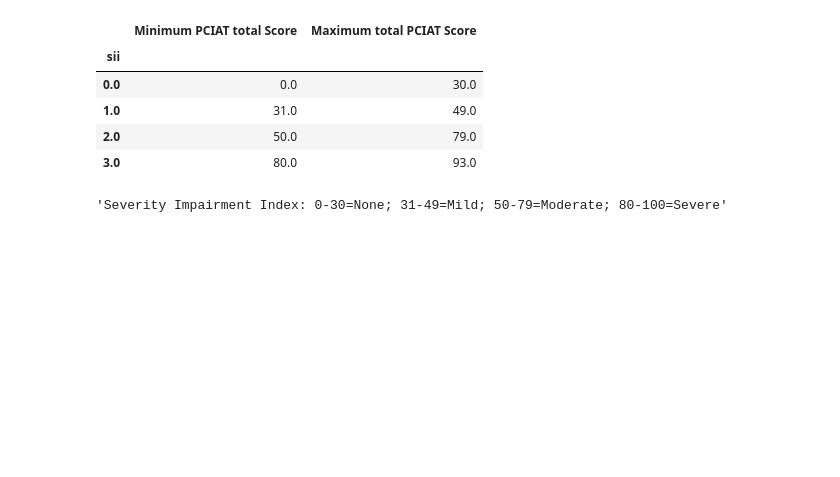
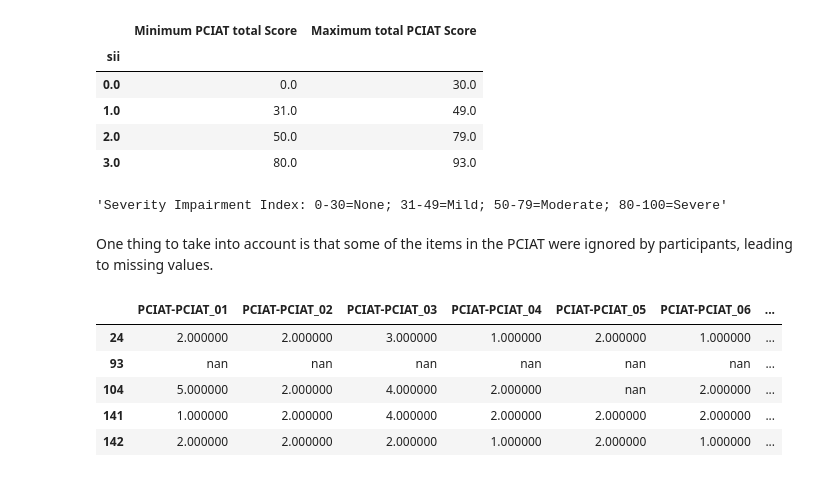
Before and after one commit to tomragus/CMI-PIU-Model, a Jupyter notebook: notebooks/CMI-PIU_draft2.ipynb, the cells around one changed output. Cells and saved outputs as stored; diff of their text form; code cells hidden in the pictures; blank space fills up the shorter version.

```diff
--- a/notebooks/CMI-PIU_draft2.ipynb
+++ b/notebooks/CMI-PIU_draft2.ipynb
@@ -211,3 +211,16 @@ pciat_min_max
 data_dict[data_dict['Field'] == 'PCIAT-PCIAT_Total']['Value Labels'].iloc[0]
 # %% [output]
 'Severity Impairment Index: 0-30=None; 31-49=Mild; 50-79=Moderate; 80-100=Severe'
+# %% [markdown]
+One thing to take into account is that some of the items in the PCIAT were ignored by participants, leading to missing values.
+# %%
+# display PCIAT results with missing values highlighted
+train_with_sii = train[train['sii'].notna()][columns_not_in_test]
+train_with_sii[train_with_sii.isna().any(axis=1)].head().style.map(lambda x: 'background-color: #FFC0CB' if pd.isna(x) else '')
+# %% [output]
+|  | PCIAT-PCIAT_01 | PCIAT-PCIAT_02 | PCIAT-PCIAT_03 | PCIAT-PCIAT_04 | PCIAT-PCIAT_05 | PCIAT-PCIAT_06 | ... |
+| 24 | 2.000000 | 2.000000 | 3.000000 | 1.000000 | 2.000000 | 1.000000 | ... |
+| 93 | nan | nan | nan | nan | nan | nan | ... |
+| 104 | 5.000000 | 2.000000 | 4.000000 | 2.000000 | nan | 2.000000 | ... |
+| 141 | 1.000000 | 2.000000 | 4.000000 | 2.000000 | 2.000000 | 2.000000 | ... |
+| 142 | 2.000000 | 2.000000 | 2.000000 | 1.000000 | 2.000000 | 1.000000 | ... |
```
Also changed, not shown: parts of 21 cells of this notebook.
